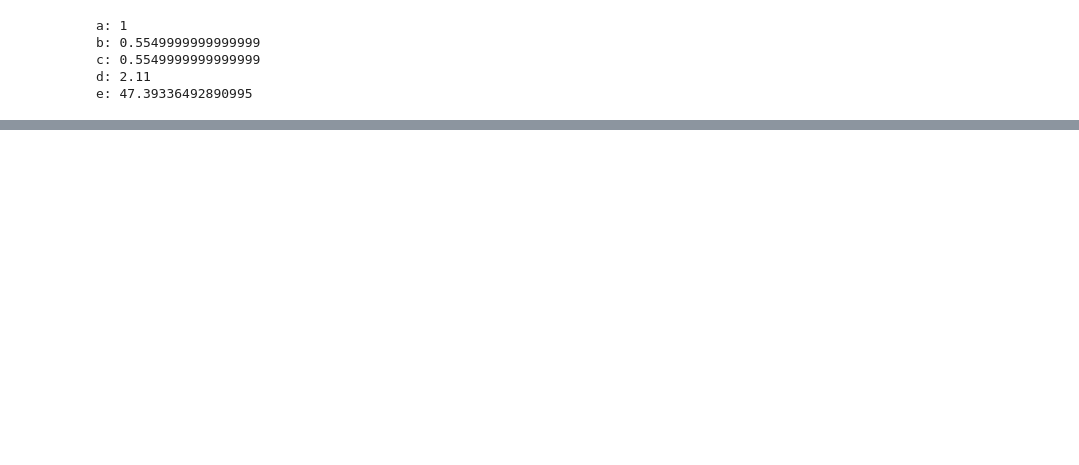
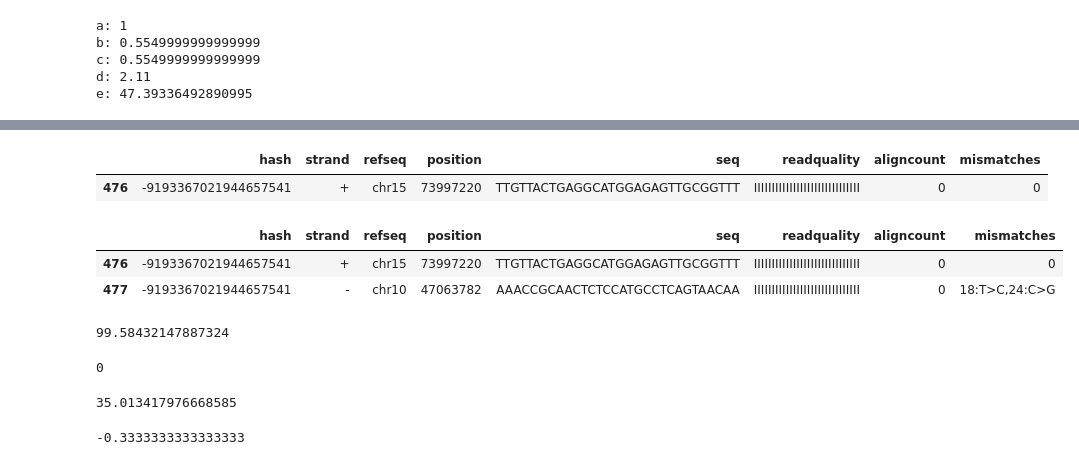
Before and after one commit to milescsmith/merrycrispr, a Jupyter notebook: merrycrispr/notebooks/bowtie_offtarget_prototyping.ipynb, the cells around one changed output, grey strips where cells are left out. Saved outputs shown, nothing was run; the diff lists cells and outputs as text; code cells hidden in the pictures; blank space fills up the shorter version.

```diff
--- a/merrycrispr/notebooks/bowtie_offtarget_prototyping.ipynb
+++ b/merrycrispr/notebooks/bowtie_offtarget_prototyping.ipynb
@@ -264,0 +291,30 @@ e: 47.39336492890995
+# %%
+bowtie_results[bowtie_results['seq'] == "TTGTTACTGAGGCATGGAGAGTTGCGGTTT"]
+# %% [output]
+|  | hash | strand | refseq | position | seq | readquality | aligncount | mismatches |
+| 476 | -9193367021944657541 | + | chr15 | 73997220 | TTGTTACTGAGGCATGGAGAGTTGCGGTTT | IIIIIIIIIIIIIIIIIIIIIIIIIIIIII | 0 | 0 |
+# %%
+bowtie_results[bowtie_results['hash'] == -9193367021944657541]
+# %% [output]
+|  | hash | strand | refseq | position | seq | readquality | aligncount | mismatches |
+| 476 | -9193367021944657541 | + | chr15 | 73997220 | TTGTTACTGAGGCATGGAGAGTTGCGGTTT | IIIIIIIIIIIIIIIIIIIIIIIIIIIIII | 0 | 0 |
+| 477 | -9193367021944657541 | - | chr10 | 47063782 | AAACCGCAACTCTCCATGCCTCAGTAACAA | IIIIIIIIIIIIIIIIIIIIIIIIIIIIII | 0 | 18:T>C,24:C>G |
+# %%
+sumofftargets([[18,24]],4,24)
+# %% [output]
+99.58432147887324
+# %%
+sumofftargets([[],[]],4,24)
+# %% [output]
+0
+# %%
+(1-sum([scoreCas9offtarget([21,24],4,24),
+scoreCas9offtarget([10],4,24),
+scoreCas9offtarget([12,20],4,24),
+scoreCas9offtarget([11,21],4,24)]))*100
+# %% [output]
+35.013417976668585
+# %%
+1/(1-4)
+# %% [output]
+-0.3333333333333333
```
Also changed, not shown: parts of 15 cells of this notebook, 6 other files.
